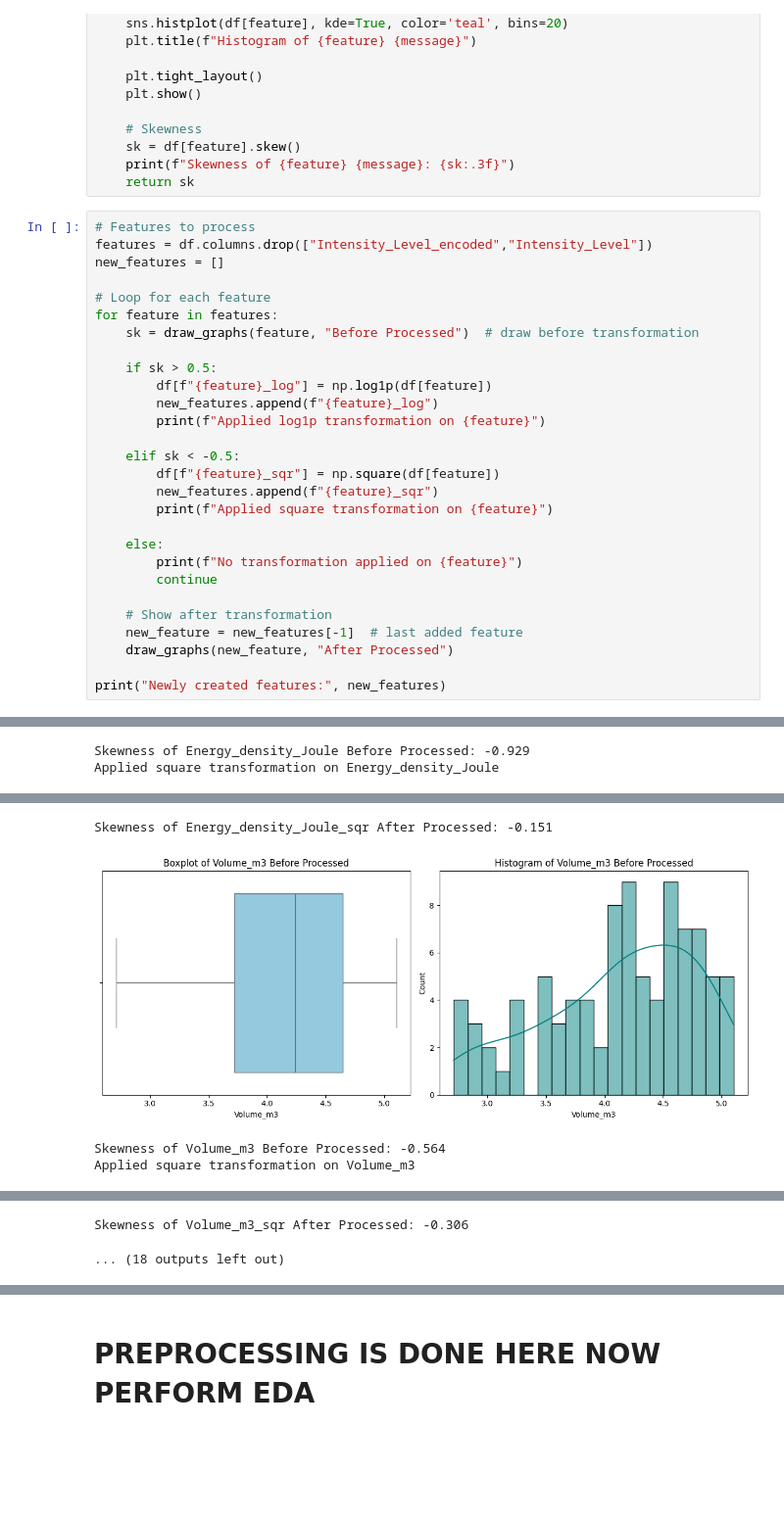
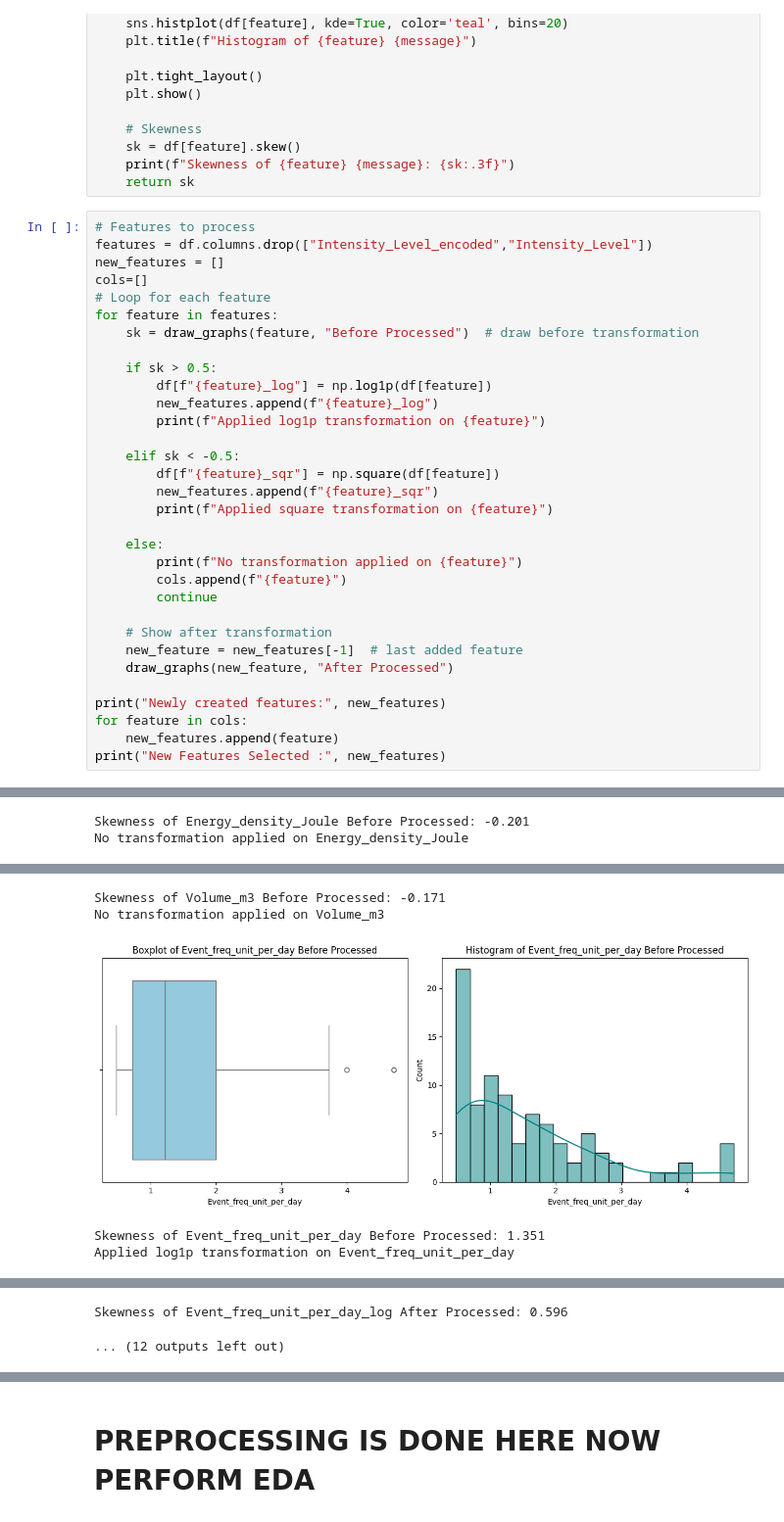
Before and after one commit to aliirshad3098/RockBurst_Prediction_In_Tunnel, a Jupyter notebook: Visualization.ipynb, the cells around one changed output, grey strips where cells are left out. Shown at 98% size. Saved outputs shown, nothing was run; the diff lists cells and outputs as text; blank space fills up the shorter version.

Commit message:
Visualized and Scaled Data

```diff
--- a/Visualization.ipynb
+++ b/Visualization.ipynb
@@ -321,7 +321,7 @@ def draw_graphs(feature, message):
 # Features to process
 features = df.columns.drop(["Intensity_Level_encoded","Intensity_Level"])
 new_features = []
-
+cols=[]
 # Loop for each feature
 for feature in features:
     sk = draw_graphs(feature, "Before Processed")  # draw before transformation
@@ -338,6 +338,7 @@ for feature in features:
 
     else:
         print(f"No transformation applied on {feature}")
+        cols.append(f"{feature}")
         continue
 
     # Show after transformation
@@ -345,4 +346,7 @@ for feature in features:
     draw_graphs(new_feature, "After Processed")
 
 print("Newly created features:", new_features)
+for feature in cols:
+    new_features.append(feature)
+print("New Features Selected :", new_features)
 # %% [output]
@@ -355,2 +359,2 @@ Skewness of Energy_Unit_log After Processed: 0.024
-Skewness of Energy_density_Joule Before Processed: -0.929
-Applied square transformation on Energy_density_Joule
+Skewness of Energy_density_Joule Before Processed: -0.201
+No transformation applied on Energy_density_Joule
@@ -358,4 +362,5 @@ Applied square transformation on Energy_density_Joule
-Skewness of Energy_density_Joule_sqr After Processed: -0.151
+Skewness of Volume_m3 Before Processed: -0.171
+No transformation applied on Volume_m3
-[figure, old version]
+[figure, new version]
-Skewness of Volume_m3 Before Processed: -0.564
-Applied square transformation on Volume_m3
+Skewness of Event_freq_unit_per_day Before Processed: 1.351
+Applied log1p transformation on Event_freq_unit_per_day
@@ -363,2 +368,2 @@ Applied square transformation on Volume_m3
-Skewness of Volume_m3_sqr After Processed: -0.306
+Skewness of Event_freq_unit_per_day_log After Processed: 0.596
-... (18 outputs left out)
+... (12 outputs left out)
```
Also changed, not shown: parts of 10 cells of this notebook.
